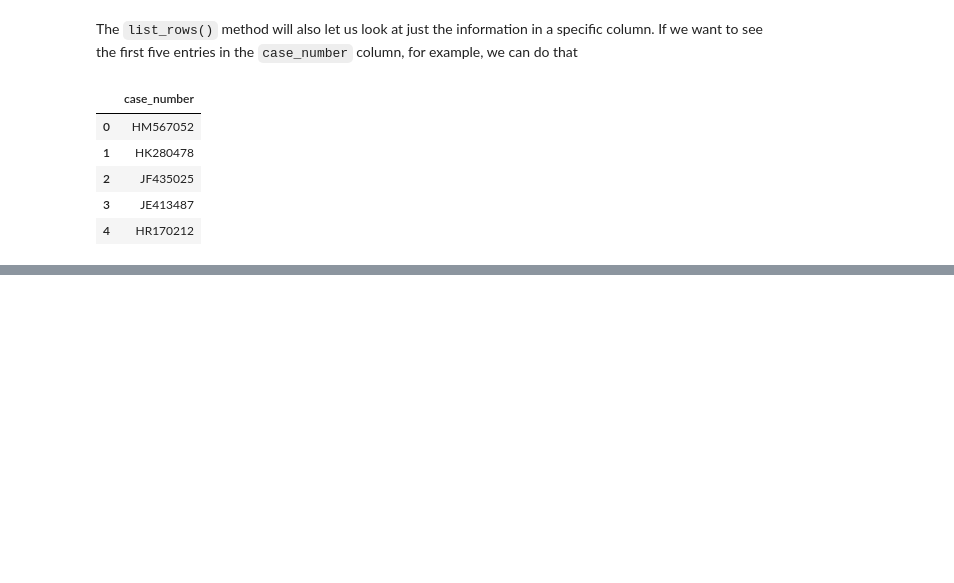
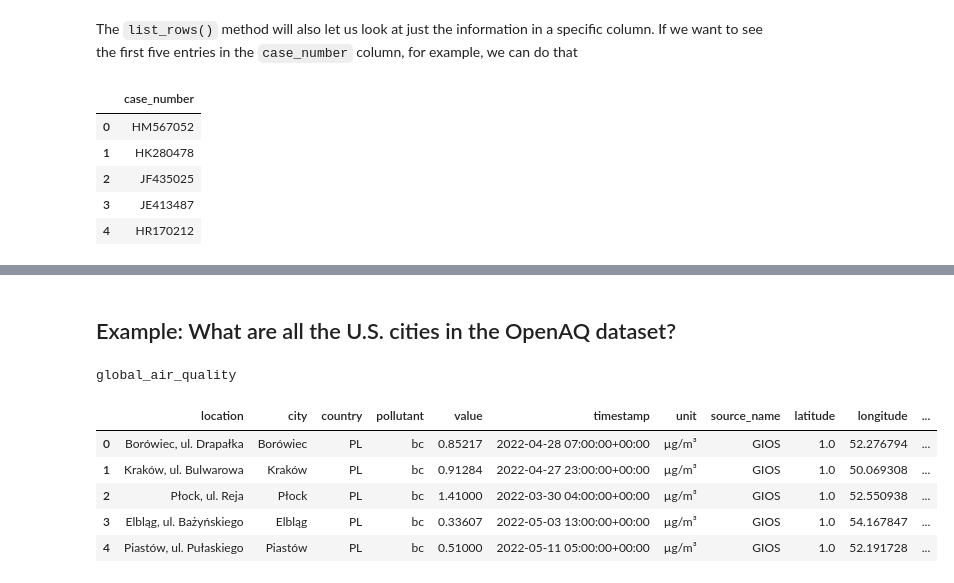
Before and after one commit to nachoacev/practice-data-science, a Jupyter notebook: IntroSQL.ipynb, the cells around one changed output, grey strips where cells are left out. Saved outputs shown, nothing was run; the diff lists cells and outputs as text; code cells hidden in the pictures; blank space fills up the shorter version.

```diff
--- a/IntroSQL.ipynb
+++ b/IntroSQL.ipynb
@@ -135,0 +178,36 @@ SchemaField('date', 'TIMESTAMP', 'NULLABLE', None, None, (), None)
+# %% [markdown]
+## Example: What are all the U.S. cities in the OpenAQ dataset?
+# %%
+# Create a "Client" object
+client = bigquery.Client()
+
+# Construct a reference to the "openaq" dataset
+dataset_ref = client.dataset("openaq", project="bigquery-public-data")
+
+# API request - fetch the dataset
+dataset = client.get_dataset(dataset_ref)
+
+# List all the tables in the "openaq" dataset
+tables = list(client.list_tables(dataset))
+
+# Print names of all tables in the dataset (there's only one!)
+for table in tables:
+    print(table.table_id)
+# %% [output]
+global_air_quality
+# %%
+# Construct a reference to the "global_air_quality" table
+table_ref = dataset_ref.table("global_air_quality")
+
+# API request - fetch the table
+table = client.get_table(table_ref)
+
+# Preview the first five lines of the "global_air_quality" table
+client.list_rows(table, max_results=5).to_dataframe()
+# %% [output]
+|  | location | city | country | pollutant | value | timestamp | unit | source_name | latitude | longitude | ... |
+| 0 | Borówiec, ul. Drapałka | Borówiec | PL | bc | 0.85217 | 2022-04-28 07:00:00+00:00 | µg/m³ | GIOS | 1.0 | 52.276794 | ... |
+| 1 | Kraków, ul. Bulwarowa | Kraków | PL | bc | 0.91284 | 2022-04-27 23:00:00+00:00 | µg/m³ | GIOS | 1.0 | 50.069308 | ... |
+| 2 | Płock, ul. Reja | Płock | PL | bc | 1.41000 | 2022-03-30 04:00:00+00:00 | µg/m³ | GIOS | 1.0 | 52.550938 | ... |
+| 3 | Elbląg, ul. Bażyńskiego | Elbląg | PL | bc | 0.33607 | 2022-05-03 13:00:00+00:00 | µg/m³ | GIOS | 1.0 | 54.167847 | ... |
+| 4 | Piastów, ul. Pułaskiego | Piastów | PL | bc | 0.51000 | 2022-05-11 05:00:00+00:00 | µg/m³ | GIOS | 1.0 | 52.191728 | ... |
```
Also changed, not shown: parts of 14 cells of this notebook.
